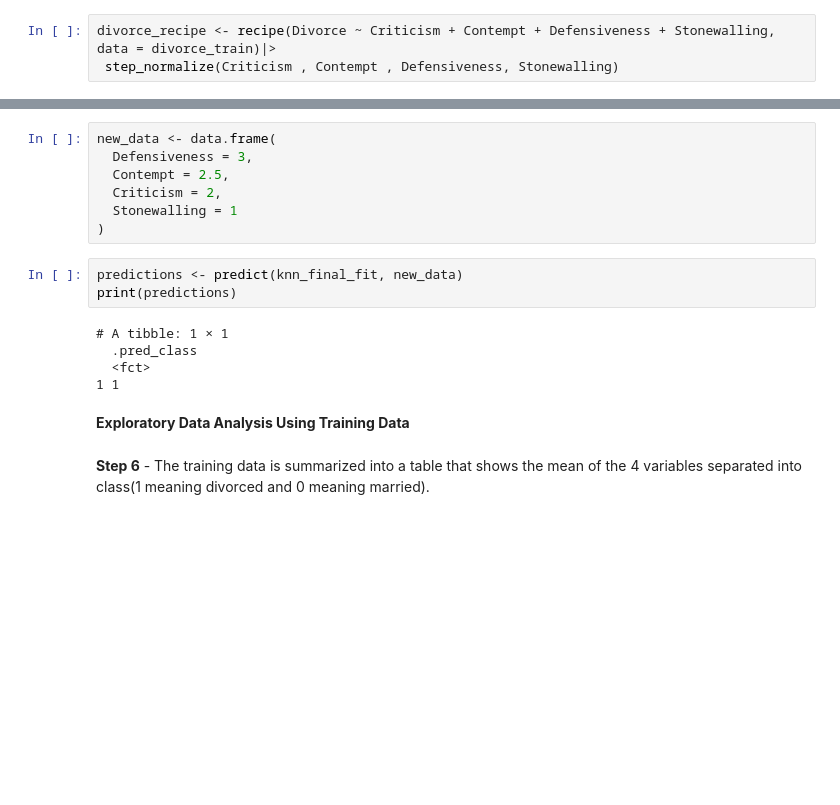
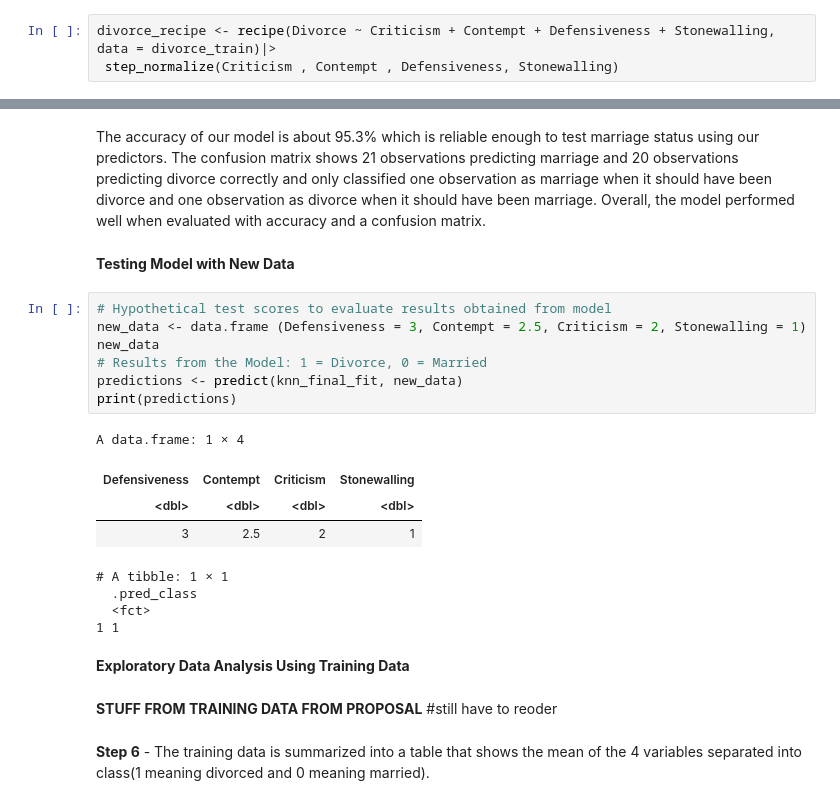
Before and after one commit to apurva-b/dsci100-project-58, a Jupyter notebook: data wrangled-with-Recipe.ipynb, the cells around one changed output, grey strips where cells are left out. Saved outputs shown, nothing was run; the diff lists cells and outputs as text; blank space fills up the shorter version.

```diff
--- a/data wrangled-with-Recipe.ipynb
+++ b/data wrangled-with-Recipe.ipynb
@@ -260,20 +288,27 @@ A tibble: 1 × 3
+# %% [markdown]
+The accuracy of our model is about 95.3% which is reliable enough to test marriage status using our predictors. The confusion matrix shows 21 observations predicting marriage and 20 observations predicting divorce correctly and only classified one observation as marriage when it should have been divorce and one observation as divorce when it should have been marriage. Overall, the model performed well when evaluated with accuracy and a confusion matrix.
+# %% [markdown]
+**Testing Model with New Data**
 # %%
-new_data <- data.frame(
-  Defensiveness = 3,
-  Contempt = 2.5,
-  Criticism = 2,
-  Stonewalling = 1
-)
+# Hypothetical test scores to evaluate results obtained from model
+new_data <- data.frame (Defensiveness = 3, Contempt = 2.5, Criticism = 2, Stonewalling = 1)
+new_data
+# Results from the Model: 1 = Divorce, 0 = Married
+predictions <- predict(knn_final_fit, new_data)
+print(predictions)
+# %% [output]
+A data.frame: 1 × 4
+| Defensiveness | Contempt | Criticism | Stonewalling |
+| <dbl> | <dbl> | <dbl> | <dbl> |
+| 3 | 2.5 | 2 | 1 |
+# A tibble: 1 × 1
+  .pred_class
+  <fct>
+1 1
-# %%
-predictions <- predict(knn_final_fit, new_data)
-print(predictions)
-# %% [output]
-# A tibble: 1 × 1
-  .pred_class
-  <fct>
-1 1
 # %% [markdown]
 **Exploratory Data Analysis Using Training Data**
+# %% [markdown]
+**STUFF FROM TRAINING DATA FROM PROPOSAL** #still have to reoder
 # %% [markdown]
 **Step 6** - The training data is summarized into a table that shows the mean of the 4 variables separated into class(1 meaning divorced and 0 meaning married).
 # %%
```
Also changed, not shown: parts of 13 cells of this notebook.
